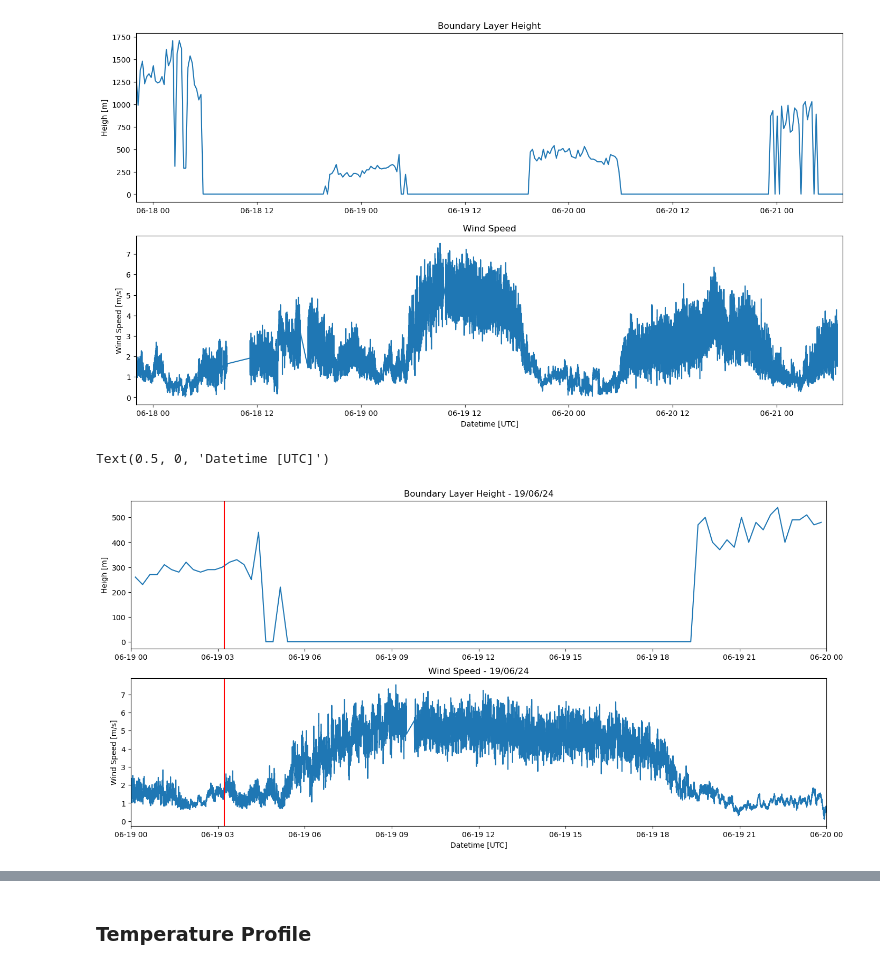
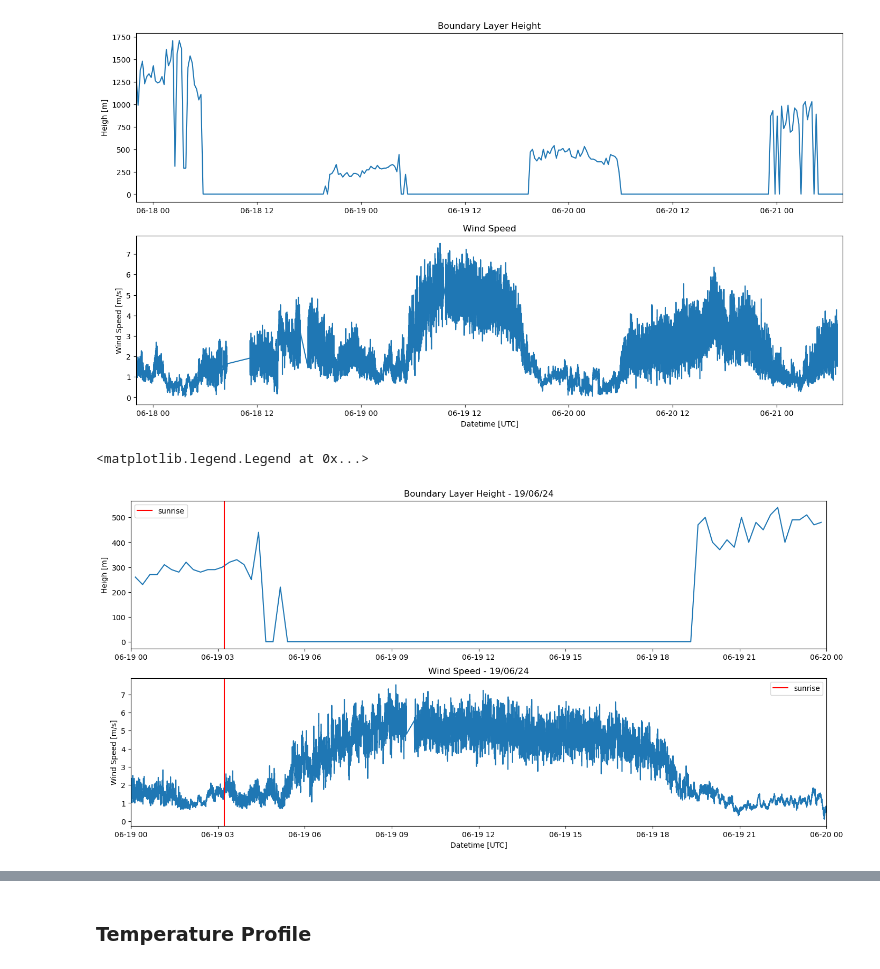
Before and after one commit to nefelita/Fieldwork, a Jupyter notebook: Nef.ipynb, the cells around one changed output, grey strips where cells are left out. Cells and saved outputs as stored; diff of their text form; code cells hidden in the pictures.

```diff
--- a/Nef.ipynb
+++ b/Nef.ipynb
@@ -270,24 +270,25 @@ Text(0.5, 0, 'Datetime [UTC]')
 # %%
 fig,(ax1,ax2) = plt.subplots(2,1,figsize=(17,8))
 
 ax1.plot(BLH_19.time, BLH_19.BLH)
 ax1.set_title('Boundary Layer Height - 19/06/24')
-ax1.axvline(pd.Timestamp('2024-06-19T03:14:00'), color='red')
+ax1.axvline(pd.Timestamp('2024-06-19T03:14:00'), color='red', label = 'sunrise')
 ax1.set_ylabel('Heigh [m]')
 ax1.set_xlim(pd.Timestamp("2024-06-19"), pd.Timestamp("2024-06-20"))
-
+ax1.legend()
 
 MET_19= MET.sel(time = indexer_19)
 
 ax2.plot(MET_19.time, MET_19.Surf_WS/3.6)
 ax2.set_title('Wind Speed - 19/06/24')
-ax2.axvline(pd.Timestamp('2024-06-19T03:14:00'), color='red')
+ax2.axvline(pd.Timestamp('2024-06-19T03:14:00'), color='red', label = 'sunrise')
 ax2.set_ylabel('Wind Speed [m/s]')
 ax2.set_xlim(pd.Timestamp("2024-06-19"), pd.Timestamp("2024-06-20"))
 ax2.set_xlabel('Datetime [UTC]')
+ax2.legend()
 # %% [output]
-Text(0.5, 0, 'Datetime [UTC]')
+<matplotlib.legend.Legend at 0x...>
-[figure, old version]
+[figure, new version]
 # %%
 BLH
 # %% [output]
```
Also changed, not shown: parts of 6 cells of this notebook.
